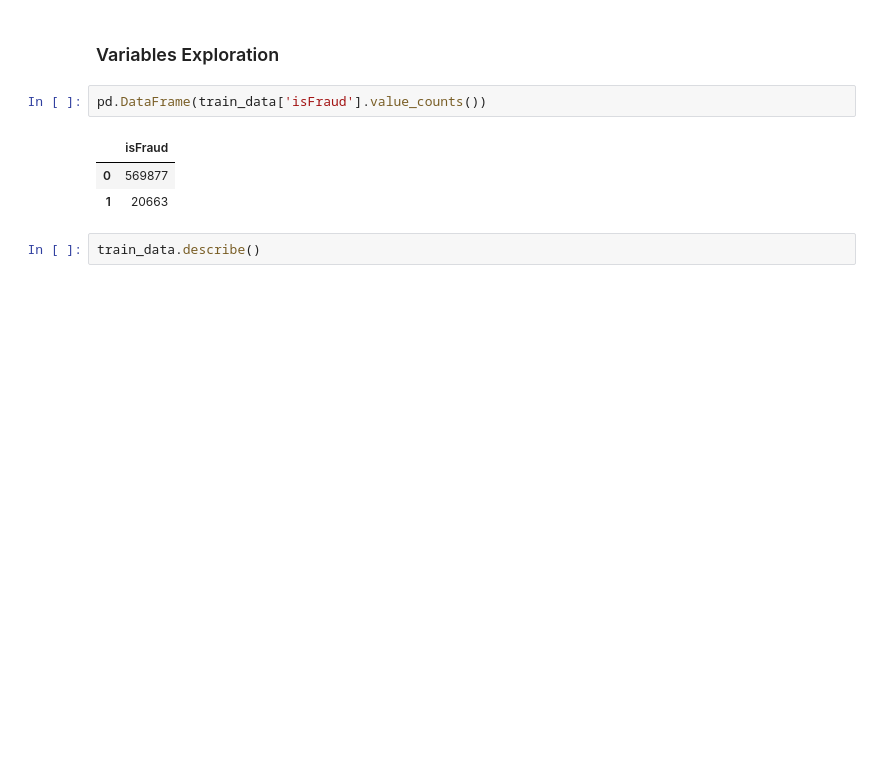
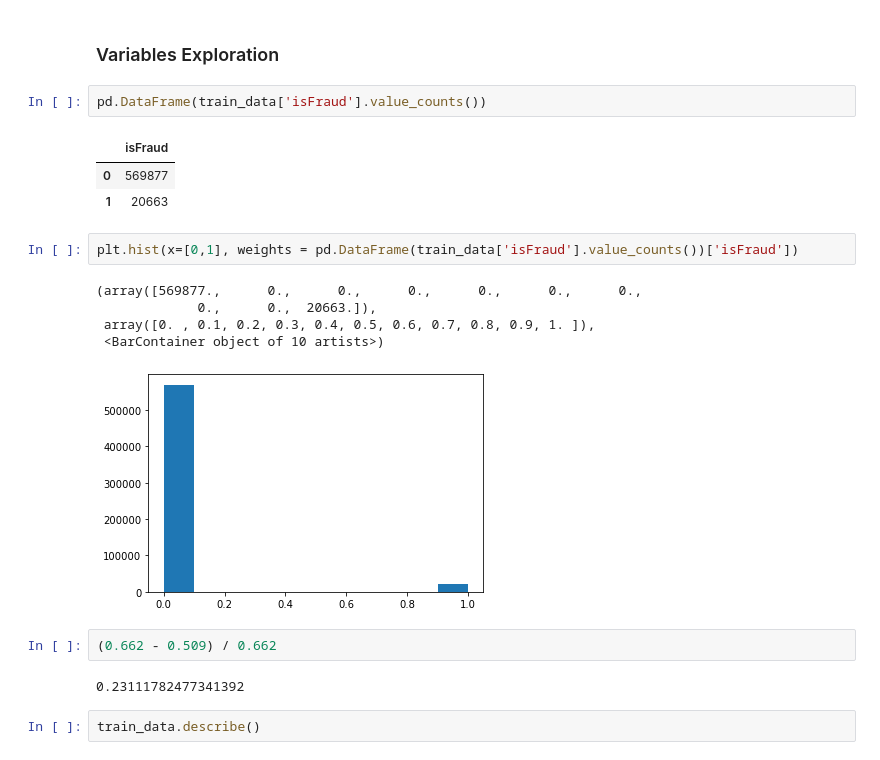
Before and after one commit to orangejustin/Fraud-Detetction, a Jupyter notebook: COGS118B - FRAUD DETECTION.ipynb, the cells around one changed output. Cells and saved outputs as stored; diff of their text form; blank space fills up the shorter version.

```diff
--- a/COGS118B - FRAUD DETECTION.ipynb
+++ b/COGS118B - FRAUD DETECTION.ipynb
@@ -333,6 +333,18 @@ pd.DataFrame(train_data['isFraud'].value_counts())
 |  | isFraud |
 | 0 | 569877 |
 | 1 | 20663 |
+# %%
+plt.hist(x=[0,1], weights = pd.DataFrame(train_data['isFraud'].value_counts())['isFraud'])
+# %% [output]
+(array([569877.,      0.,      0.,      0.,      0.,      0.,      0.,
+             0.,      0.,  20663.]),
+ array([0. , 0.1, 0.2, 0.3, 0.4, 0.5, 0.6, 0.7, 0.8, 0.9, 1. ]),
+ <BarContainer object of 10 artists>)
+[figure, added]
+# %%
+(0.662 - 0.509) / 0.662
+# %% [output]
+0.23111782477341392
 # %%
 train_data.describe()
 # %% [output]
```
Also changed, not shown: parts of 94 cells of this notebook.
